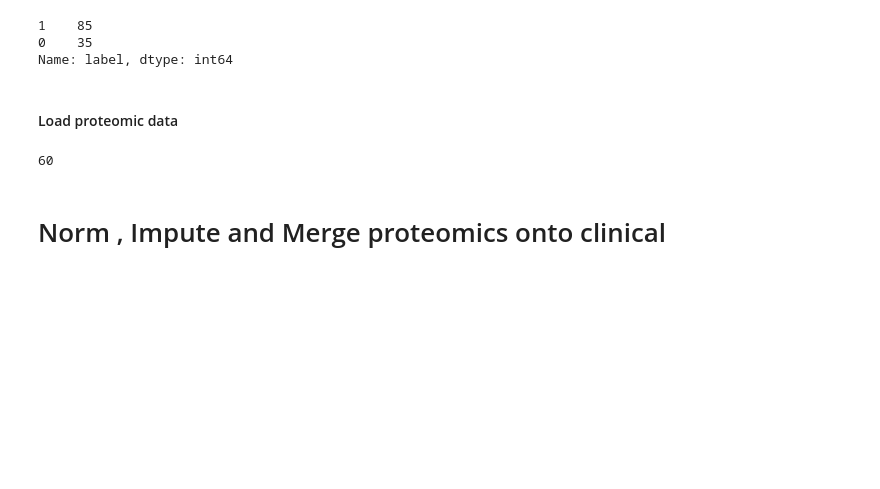
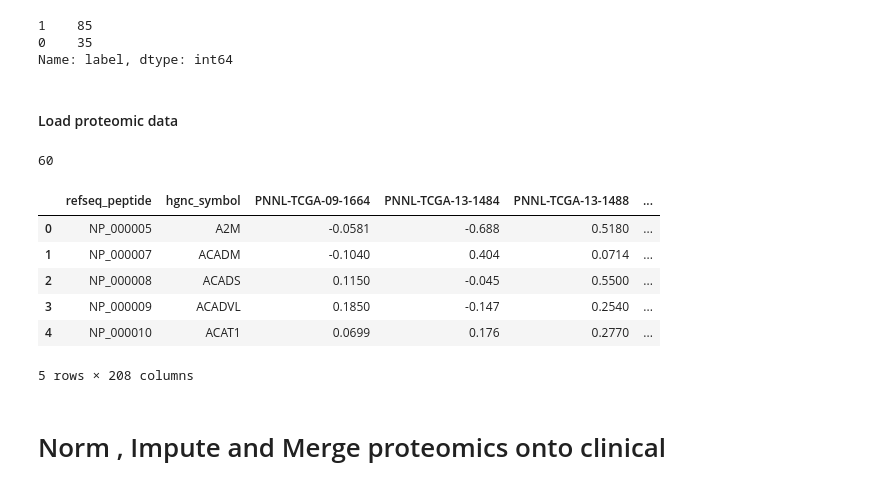
Before and after one commit to csabaiBio/HGSOC_platinum_response, a Jupyter notebook: notebooks/HGSOC_task_creation/TCGA_OV_responce.ipynb, the cells around one changed output. Saved outputs shown, nothing was run; the diff lists cells and outputs as text; code cells hidden in the pictures; blank space fills up the shorter version.

```diff
--- a/notebooks/HGSOC_task_creation/TCGA_OV_responce.ipynb
+++ b/notebooks/HGSOC_task_creation/TCGA_OV_responce.ipynb
@@ -58,6 +62,19 @@ len(intersecting_list)
 # 7621 intesecting.... 60/64 in dicsovery set...
 # %% [output]
 60
+# %%
+tcga_proteomic.head()
+
+
+seperate both locations?.... or just take first client....
+# %% [output]
+|  | refseq_peptide | hgnc_symbol | PNNL-TCGA-09-1664 | PNNL-TCGA-13-1484 | PNNL-TCGA-13-1488 | ... |
+| 0 | NP_000005 | A2M | -0.0581 | -0.688 | 0.5180 | ... |
+| 1 | NP_000007 | ACADM | -0.1040 | 0.404 | 0.0714 | ... |
+| 2 | NP_000008 | ACADS | 0.1150 | -0.045 | 0.5500 | ... |
+| 3 | NP_000009 | ACADVL | 0.1850 | -0.147 | 0.2540 | ... |
+| 4 | NP_000010 | ACAT1 | 0.0699 | 0.176 | 0.2770 | ... |
+5 rows × 208 columns
 # %% [markdown]
 # Norm , Impute and Merge proteomics onto clinical
 # %%
```
Also changed, not shown: parts of 7 cells of this notebook, 11 other files.
